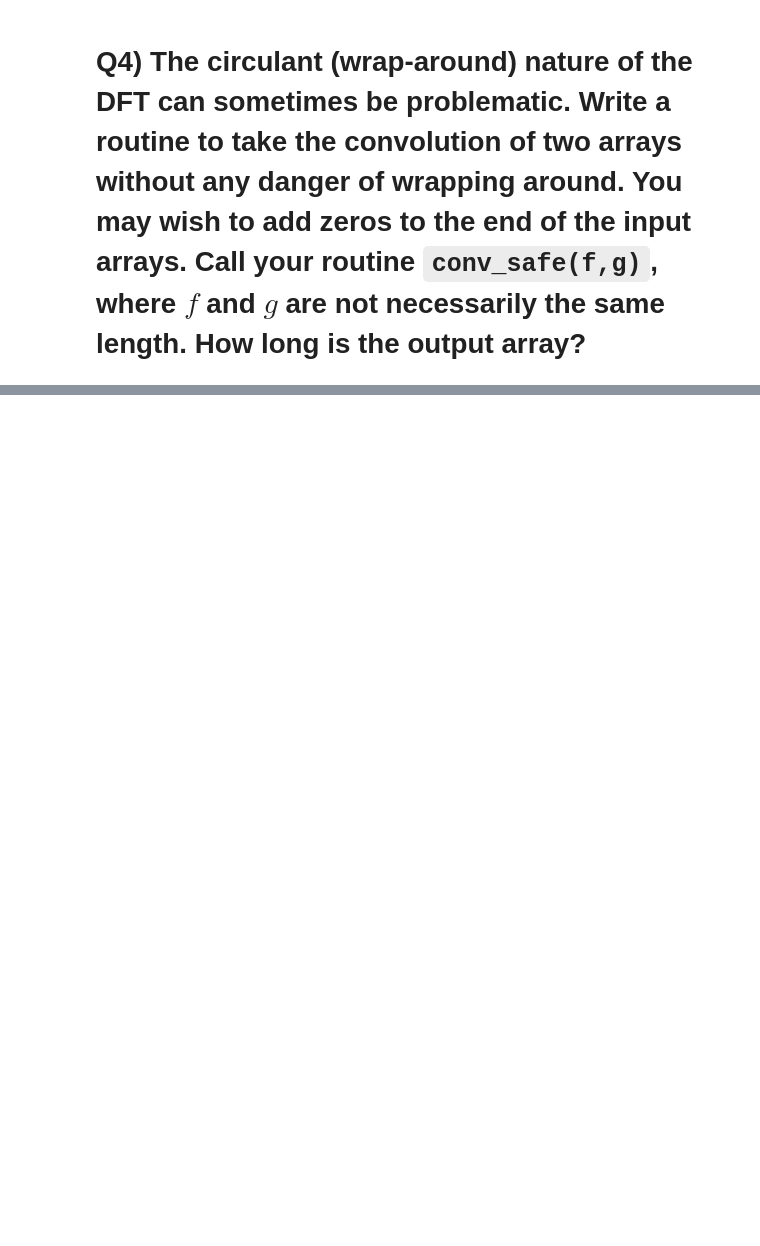
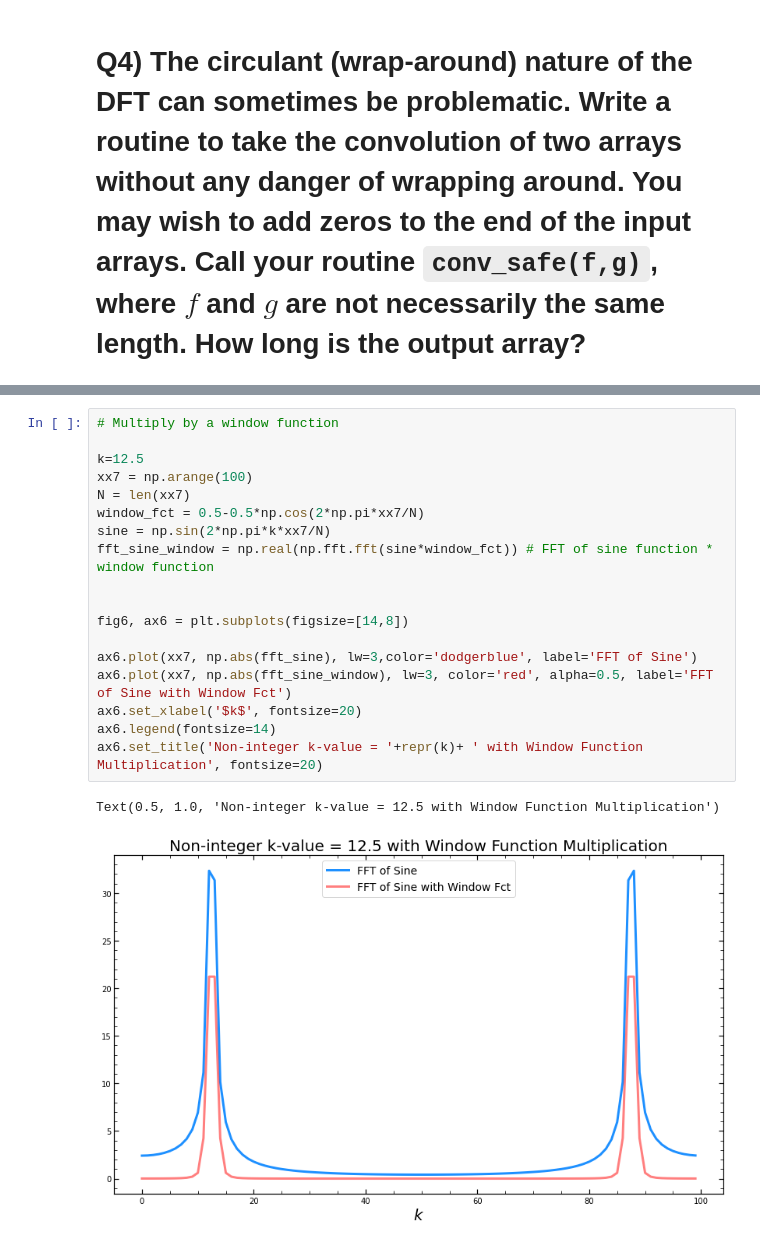
Before and after one commit to kenj19/PHYS512, a Jupyter notebook: PS5/ps5.ipynb, the cells around one changed output, grey strips where cells are left out. Saved outputs shown, nothing was run; the diff lists cells and outputs as text; blank space fills up the shorter version.

```diff
--- a/PS5/ps5.ipynb
+++ b/PS5/ps5.ipynb
@@ -103,0 +255,21 @@ The correlation function depends on the shift as........, This surprises me!
+# %%
+# Multiply by a window function
+
+k=12.5
+xx7 = np.arange(100)
+N = len(xx7)
+window_fct = 0.5-0.5*np.cos(2*np.pi*xx7/N)
+sine = np.sin(2*np.pi*k*xx7/N)
+fft_sine_window = np.real(np.fft.fft(sine*window_fct)) # FFT of sine function * window function
+
+
+fig6, ax6 = plt.subplots(figsize=[14,8])
+
+ax6.plot(xx7, np.abs(fft_sine), lw=3,color='dodgerblue', label='FFT of Sine')
+ax6.plot(xx7, np.abs(fft_sine_window), lw=3, color='red', alpha=0.5, label='FFT of Sine with Window Fct')
+ax6.set_xlabel('$k$', fontsize=20)
+ax6.legend(fontsize=14)
+ax6.set_title('Non-integer k-value = '+repr(k)+ ' with Window Function Multiplication', fontsize=20)
+# %% [output]
+Text(0.5, 1.0, 'Non-integer k-value = 12.5 with Window Function Multiplication')
+[figure, added]
```
Also changed, not shown: parts of 27 cells of this notebook.
